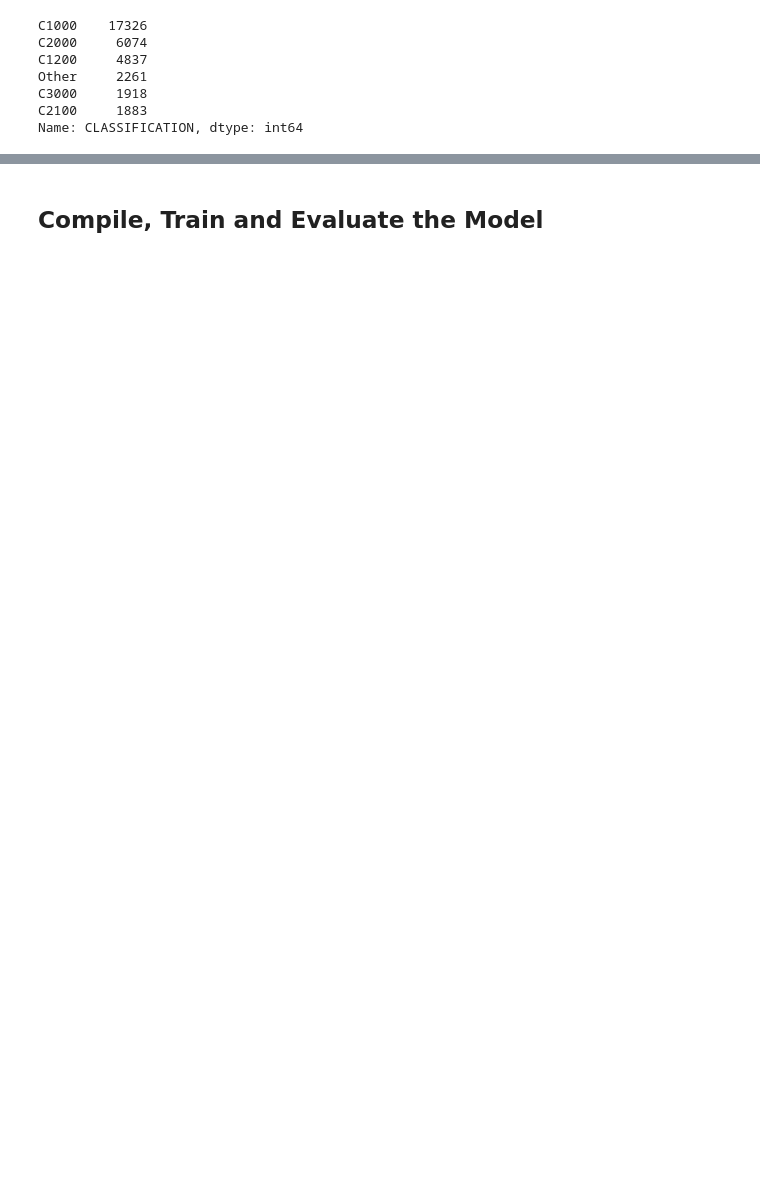
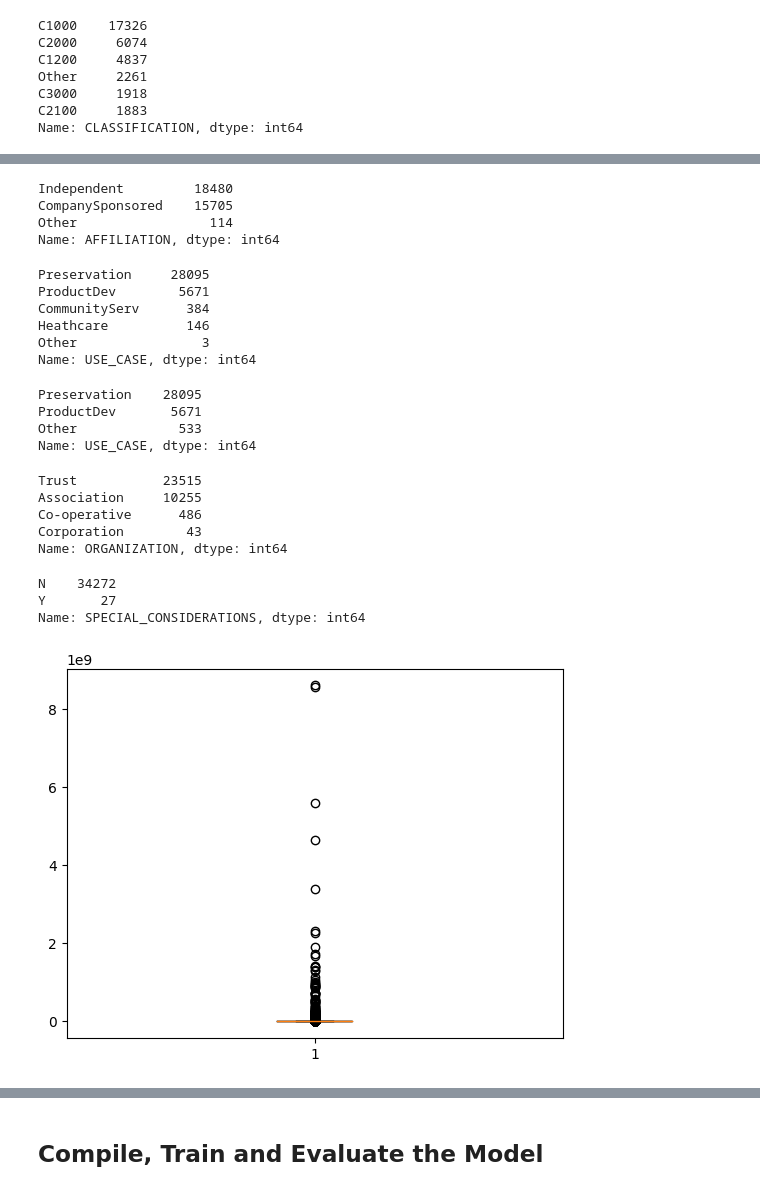
Before and after one commit to gamountainmama/deep-learning-challenge, a Jupyter notebook: AlphabetSoupCharity_Optimization.ipynb, the cells around one changed output, grey strips where cells are left out. Drawn from its saved outputs; the diff is of its cells as text; code cells hidden in the pictures; blank space fills up the shorter version.

```diff
--- a/AlphabetSoupCharity_Optimization.ipynb
+++ b/AlphabetSoupCharity_Optimization.ipynb
@@ -139,3 +158,6 @@ Other     2261
 C3000     1918
 C2100     1883
 Name: CLASSIFICATION, dtype: int64
+# %%
+aff_count = application_df['AFFILIATION'].value_counts()
+aff_count
@@ -141,0 +172,70 @@ Name: CLASSIFICATION, dtype: int64
+# %%
+# Choose a cutoff value and create a list of classifications to be replaced
+# use the variable name `classifications_to_replace`
+affiliations_to_replace = list(aff_count[aff_count<1000].index)
+
+# Replace in dataframe
+for aff in affiliations_to_replace:
+    application_df['AFFILIATION'] = application_df['AFFILIATION'].replace(aff,"Other")
+
+# Check to make sure binning was successful
+application_df['AFFILIATION'].value_counts()
+# %% [output]
+Independent         18480
+CompanySponsored    15705
+Other                 114
+Name: AFFILIATION, dtype: int64
+# %%
+use_count = application_df['USE_CASE'].value_counts()
+use_count
+# %% [output]
+Preservation     28095
+ProductDev        5671
+CommunityServ      384
+Heathcare          146
+Other                3
+Name: USE_CASE, dtype: int64
+# %%
+# Choose a cutoff value and create a list of classifications to be replaced
+# use the variable name `classifications_to_replace`
+uses_to_replace = list(use_count[use_count<1000].index)
+
+# Replace in dataframe
+for use in uses_to_replace:
+    application_df['USE_CASE'] = application_df['USE_CASE'].replace(use,"Other")
+
+# Check to make sure binning was successful
+application_df['USE_CASE'].value_counts()
+# %% [output]
+Preservation    28095
+ProductDev       5671
+Other             533
+Name: USE_CASE, dtype: int64
+# %%
+org_count = application_df['ORGANIZATION'].value_counts()
+org_count
+# %% [output]
+Trust           23515
+Association     10255
+Co-operative      486
+Corporation        43
+Name: ORGANIZATION, dtype: int64
+# %%
+sp_con_count = application_df['SPECIAL_CONSIDERATIONS'].value_counts()
+sp_con_count
+# %% [output]
+N    34272
+Y       27
+Name: SPECIAL_CONSIDERATIONS, dtype: int64
+# %%
+# Dependencies
+import numpy as np
+import matplotlib.pyplot as plt
+
+# Example outlier plot of reaction times
+ask_amt = application_df['ASK_AMT']
+fig1, ax1 = plt.subplots()
+ax1.boxplot(ask_amt)
+plt.show()
+# %% [output]
+[figure, added]
```
Also changed, not shown: parts of 15 cells of this notebook.
